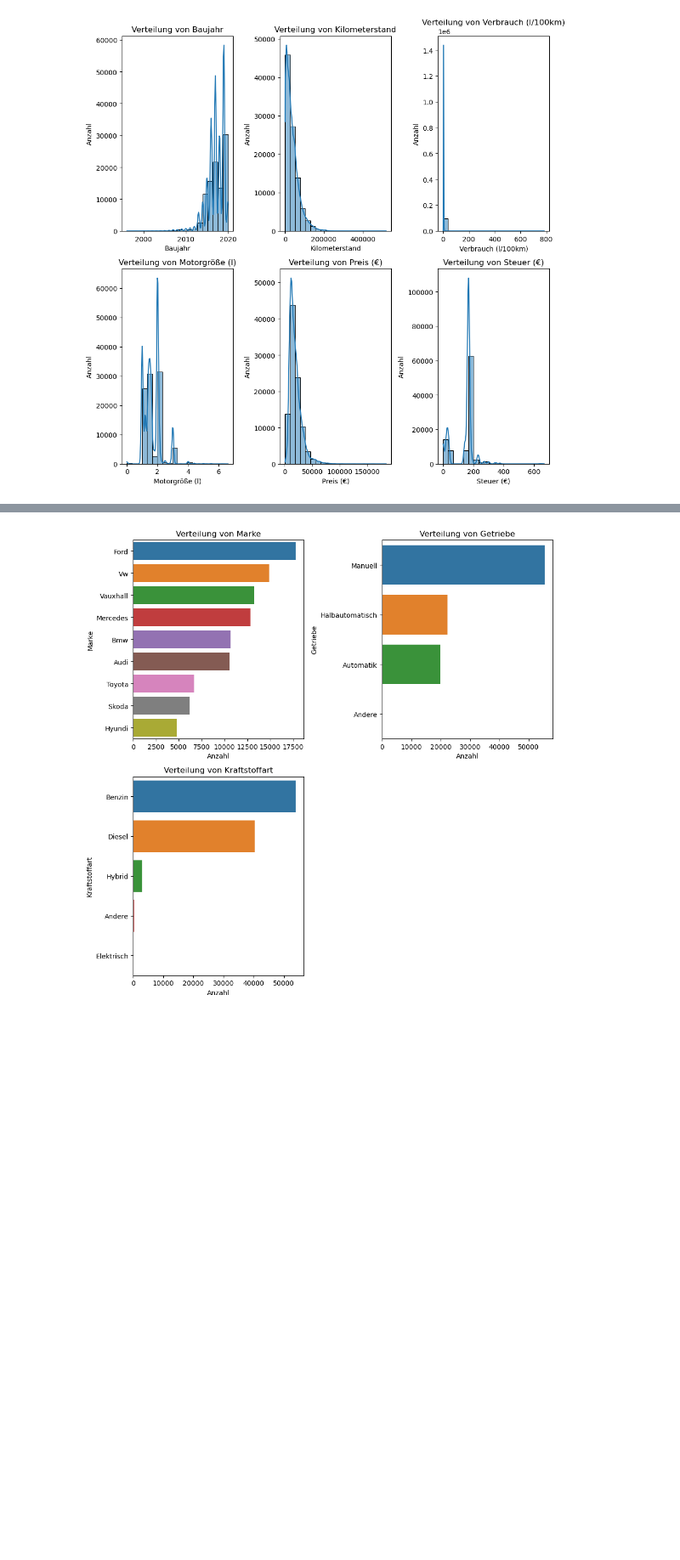
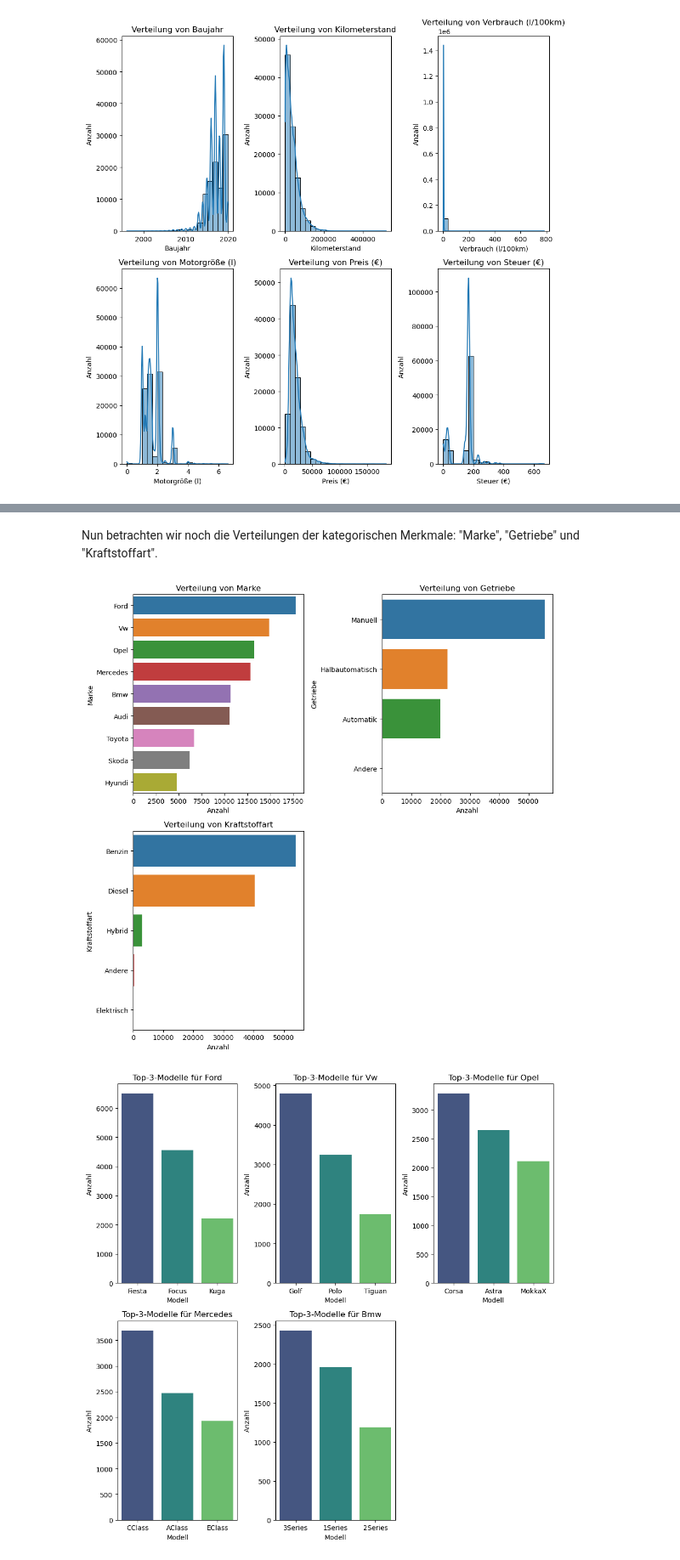
Before and after one commit to ONURYI/ML-Projekt---Gebrauchtwagen-Preisprognose, a Jupyter notebook: notebooks/Gesamtprojekt.ipynb, the cells around one changed output, grey strips where cells are left out. Shown at 85% size. Saved outputs shown, nothing was run; the diff lists cells and outputs as text; code cells hidden in the pictures; blank space fills up the shorter version.

```diff
--- a/notebooks/Gesamtprojekt.ipynb
+++ b/notebooks/Gesamtprojekt.ipynb
@@ -118,7 +118,7 @@ file_paths = [
     '../data/mercedes.csv',
     '../data/skoda.csv',
     '../data/toyota.csv',
-    '../data/vauxhall.csv',
+    '../data/opel.csv',
     '../data/vw.csv',
 ]
 
@@ -367,3 +381,5 @@ Als nächstes werden wir die Verteilung der kategorialen Variablen untersuchen.
+# %% [markdown]
+Nun betrachten wir noch die Verteilungen der kategorischen Merkmale: "Marke", "Getriebe" und "Kraftstoffart".
 # %%
 plt.figure(figsize=(10, 10))
 
@@ -380,4 +396,20 @@ for i, col in enumerate(categorical_columns, 1):
 plt.tight_layout()
 plt.show()
 # %% [output]
-[figure, old version]
+[figure, new version]
+# %%
+top_5_brands = df['Marke'].value_counts().nlargest(5).index.tolist()
+
+plt.figure(figsize=(10, 10))
+for i, brand in enumerate(top_5_brands, 1):
+    top_3_models = df[df['Marke'] == brand]['Modell'].value_counts().nlargest(3)
+    plt.subplot(2, 3, i)
+    sns.barplot(x=top_3_models.index, y=top_3_models.values, palette='viridis')
+    plt.title(f'Top-3-Modelle für {brand}')
+    plt.xlabel('Modell')
+    plt.ylabel('Anzahl')
+
+plt.tight_layout()
+plt.show()
+# %% [output]
+[figure, added]
```
Also changed, not shown: parts of 9 cells of this notebook, 2 other files.
